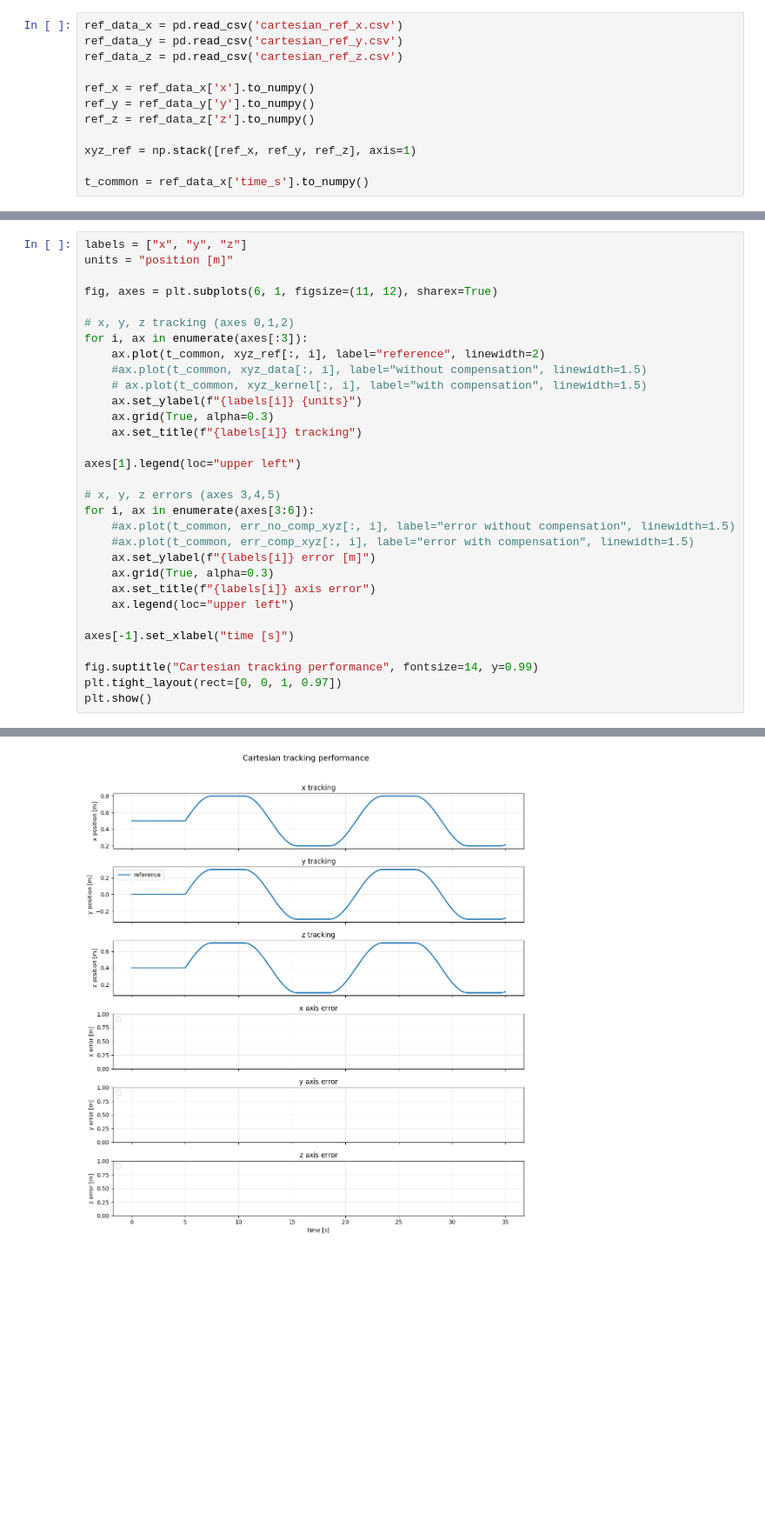
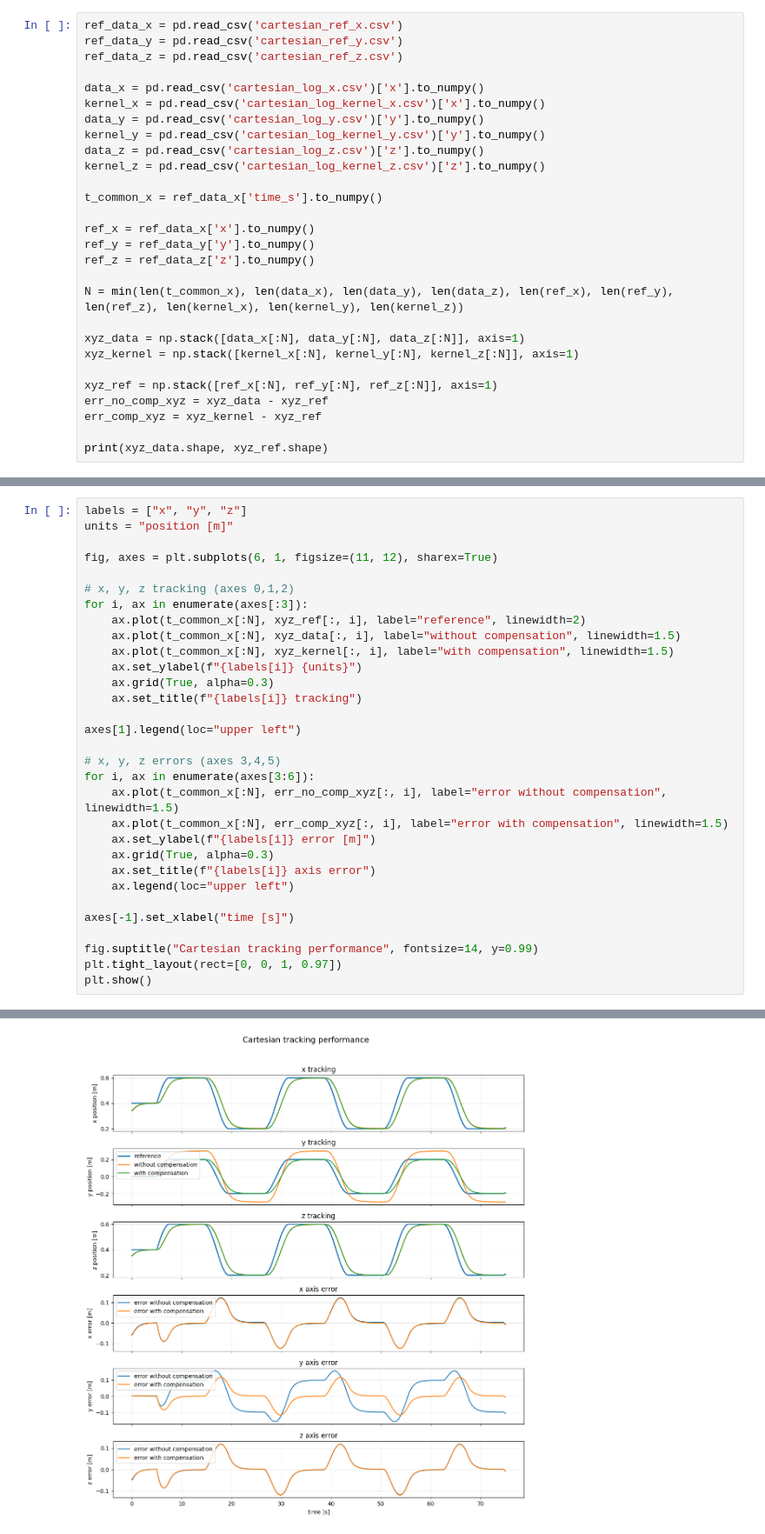
Before and after one commit to Anthony7-Ho/nonlinear_deepc_controller, a Jupyter notebook: performance_evaluation/evaluatin_cartesian_impedance.ipynb, the cells around one changed output, grey strips where cells are left out. Shown at 87% size. Saved outputs shown, nothing was run; the diff lists cells and outputs as text; blank space fills up the shorter version.

Commit message:
Implemented cartesian impedance controller with compensation

```diff
--- a/performance_evaluation/evaluatin_cartesian_impedance.ipynb
+++ b/performance_evaluation/evaluatin_cartesian_impedance.ipynb
@@ -10,10 +9,26 @@ ref_data_x = pd.read_csv('cartesian_ref_x.csv')
 ref_data_y = pd.read_csv('cartesian_ref_y.csv')
 ref_data_z = pd.read_csv('cartesian_ref_z.csv')
 
+data_x = pd.read_csv('cartesian_log_x.csv')['x'].to_numpy()
+kernel_x = pd.read_csv('cartesian_log_kernel_x.csv')['x'].to_numpy()
+data_y = pd.read_csv('cartesian_log_y.csv')['y'].to_numpy()
+kernel_y = pd.read_csv('cartesian_log_kernel_y.csv')['y'].to_numpy()
+data_z = pd.read_csv('cartesian_log_z.csv')['z'].to_numpy()
+kernel_z = pd.read_csv('cartesian_log_kernel_z.csv')['z'].to_numpy()
+
+t_common_x = ref_data_x['time_s'].to_numpy()
+
 ref_x = ref_data_x['x'].to_numpy()
 ref_y = ref_data_y['y'].to_numpy()
 ref_z = ref_data_z['z'].to_numpy()
 
-xyz_ref = np.stack([ref_x, ref_y, ref_z], axis=1)
+N = min(len(t_common_x), len(data_x), len(data_y), len(data_z), len(ref_x), len(ref_y), len(ref_z), len(kernel_x), len(kernel_y), len(kernel_z))
 
-t_common = ref_data_x['time_s'].to_numpy()
+xyz_data = np.stack([data_x[:N], data_y[:N], data_z[:N]], axis=1)
+xyz_kernel = np.stack([kernel_x[:N], kernel_y[:N], kernel_z[:N]], axis=1)
+
+xyz_ref = np.stack([ref_x[:N], ref_y[:N], ref_z[:N]], axis=1)
+err_no_comp_xyz = xyz_data - xyz_ref
+err_comp_xyz = xyz_kernel - xyz_ref
+
+print(xyz_data.shape, xyz_ref.shape)
@@ -25,9 +44,9 @@ fig, axes = plt.subplots(6, 1, figsize=(11, 12), sharex=True)
 
 # x, y, z tracking (axes 0,1,2)
 for i, ax in enumerate(axes[:3]):
-    ax.plot(t_common, xyz_ref[:, i], label="reference", linewidth=2)
-    #ax.plot(t_common, xyz_data[:, i], label="without compensation", linewidth=1.5)
-    # ax.plot(t_common, xyz_kernel[:, i], label="with compensation", linewidth=1.5)
+    ax.plot(t_common_x[:N], xyz_ref[:, i], label="reference", linewidth=2)
+    ax.plot(t_common_x[:N], xyz_data[:, i], label="without compensation", linewidth=1.5)
+    ax.plot(t_common_x[:N], xyz_kernel[:, i], label="with compensation", linewidth=1.5)
     ax.set_ylabel(f"{labels[i]} {units}")
     ax.grid(True, alpha=0.3)
     ax.set_title(f"{labels[i]} tracking")
@@ -36,8 +55,8 @@ axes[1].legend(loc="upper left")
 
 # x, y, z errors (axes 3,4,5)
 for i, ax in enumerate(axes[3:6]):
-    #ax.plot(t_common, err_no_comp_xyz[:, i], label="error without compensation", linewidth=1.5)
-    #ax.plot(t_common, err_comp_xyz[:, i], label="error with compensation", linewidth=1.5)
+    ax.plot(t_common_x[:N], err_no_comp_xyz[:, i], label="error without compensation", linewidth=1.5)
+    ax.plot(t_common_x[:N], err_comp_xyz[:, i], label="error with compensation", linewidth=1.5)
     ax.set_ylabel(f"{labels[i]} error [m]")
     ax.grid(True, alpha=0.3)
     ax.set_title(f"{labels[i]} axis error")
@@ -53 +71 @@ No artists with labels found to put in legend.  Note that artists whose label st
-[figure, old version]
+[figure, new version]
```
Also changed, not shown: parts of 15 cells of this notebook, 7 other files.
